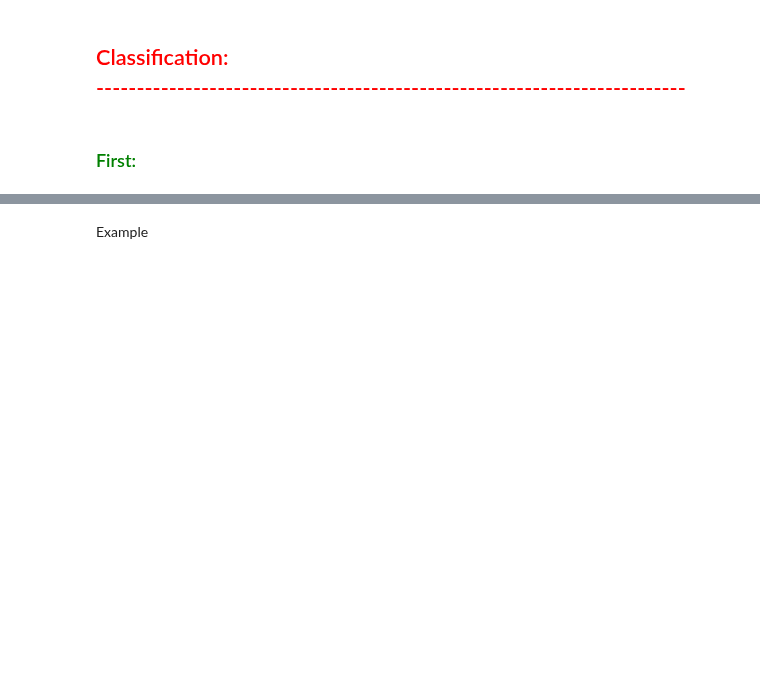
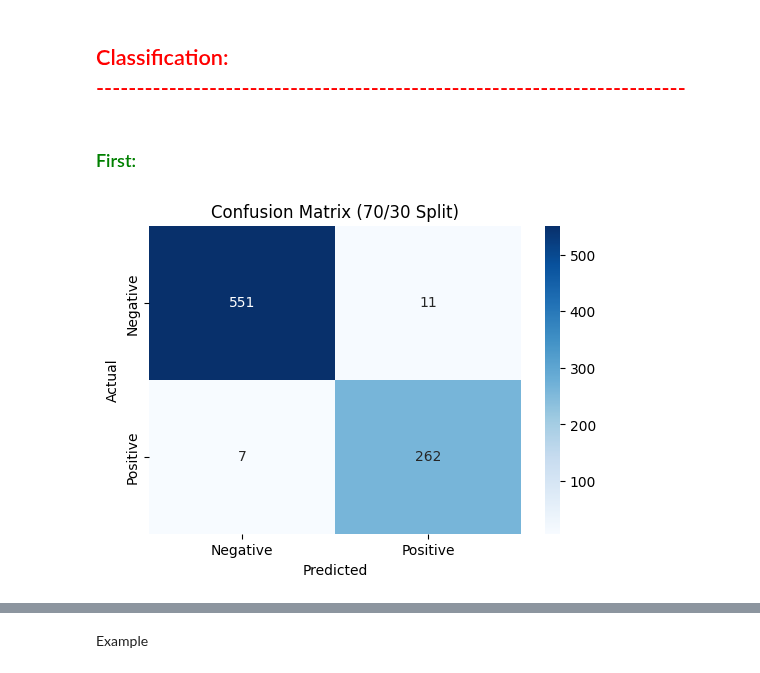
Before and after one commit to WS888-CODER/IT326-PROJECT, a Jupyter notebook: Reports Folder/Phase3.ipynb, the cells around one changed output, grey strips where cells are left out. Saved outputs shown, nothing was run; the diff lists cells and outputs as text; code cells hidden in the pictures; blank space fills up the shorter version.

Commit message:
classification using entropy

```diff
--- a/Reports Folder/Phase3.ipynb
+++ b/Reports Folder/Phase3.ipynb
@@ -38,3 +39,36 @@ print(df.head())
 -------------------------------------------------------------------------</h2>
 # %% [markdown]
 <h3 style="color:green; font-family:Time New Roman;">First:</h3>
+# %%
+# 1. Load the dataset
+df = pd.read_csv('/workspaces/IT326-PROJECT/Dataset Folder/Processed_dataset.csv')
+
+# Define features and target variable
+X = df.drop(columns=['Outcome'])  # Replace 'Outcome' with your target column
+y = df['Outcome']
+# %%
+# Split the data: 70% train, 30% test
+X_train_70, X_test_30, y_train_70, y_test_30 = train_test_split(X, y, train_size=0.7, random_state=42)
+
+# Train the decision tree classifier using entropy
+model_70 = DecisionTreeClassifier(criterion='entropy', random_state=42)
+model_70.fit(X_train_70, y_train_70)
+
+# Make predictions
+y_pred_30 = model_70.predict(X_test_30)
+# %%
+# Calculate the confusion matrix
+cm_70 = confusion_matrix(y_test_30, y_pred_30)
+
+# New labels
+labels = ['Negative', 'Positive']
+
+# Plot the confusion matrix
+plt.figure(figsize=(6, 4))
+sns.heatmap(cm_70, annot=True, fmt='d', cmap='Blues', xticklabels=labels, yticklabels=labels)
+plt.title('Confusion Matrix (70/30 Split)')
+plt.xlabel('Predicted')
+plt.ylabel('Actual')
+plt.show()
+# %% [output]
+[figure, added]
```
Also changed, not shown: parts of 11 cells of this notebook.
